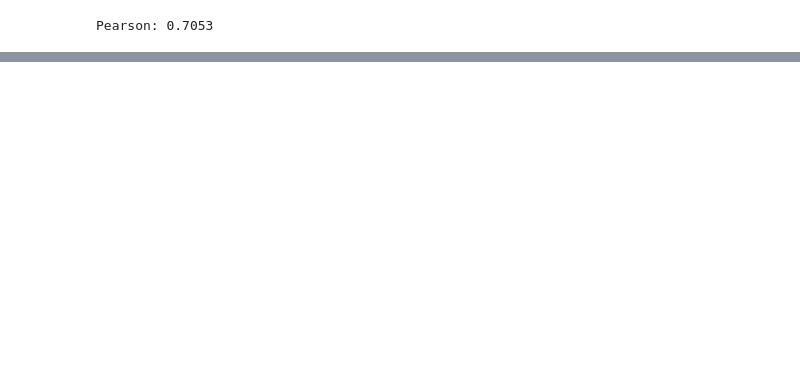
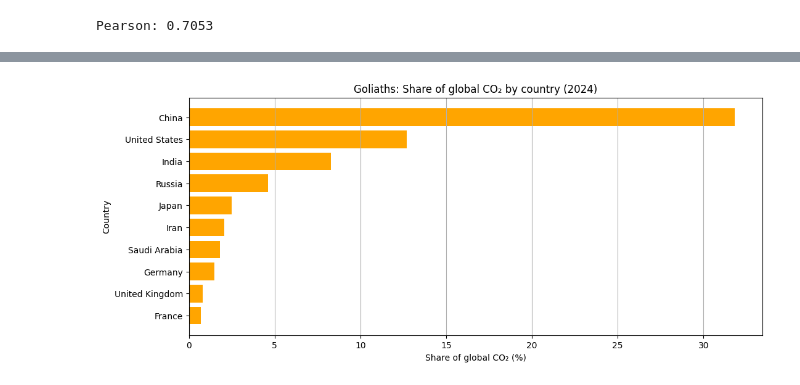
Before and after one commit to tince250/climate-change-ds, a Jupyter notebook: q4-goliaths-impact-on-davids.ipynb, the cells around one changed output, grey strips where cells are left out. Cells and saved outputs as stored; diff of their text form; code cells hidden in the pictures; blank space fills up the shorter version.

```diff
--- a/q4-goliaths-impact-on-davids.ipynb
+++ b/q4-goliaths-impact-on-davids.ipynb
@@ -215,0 +253,15 @@ Pearson: 0.7053
+# %%
+latest_year = int(goliaths_share_yearly["year"].max())
+
+df_latest = df_g_share[df_g_share["year"] == latest_year][["country", "iso_code", "share_global_co2"]].copy()
+df_latest = df_latest.sort_values("share_global_co2", ascending=False)
+
+plt.figure(figsize=(12, 5))
+plt.barh(df_latest["country"][::-1], df_latest["share_global_co2"][::-1], color="orange")
+plt.title(f"Goliaths: Share of global CO₂ by country ({latest_year})")
+plt.xlabel("Share of global CO₂ (%)")
+plt.ylabel("Country")
+plt.grid(True, axis="x")
+plt.show()
+# %% [output]
+[figure, added]
```
Also changed, not shown: parts of 9 cells of this notebook.
